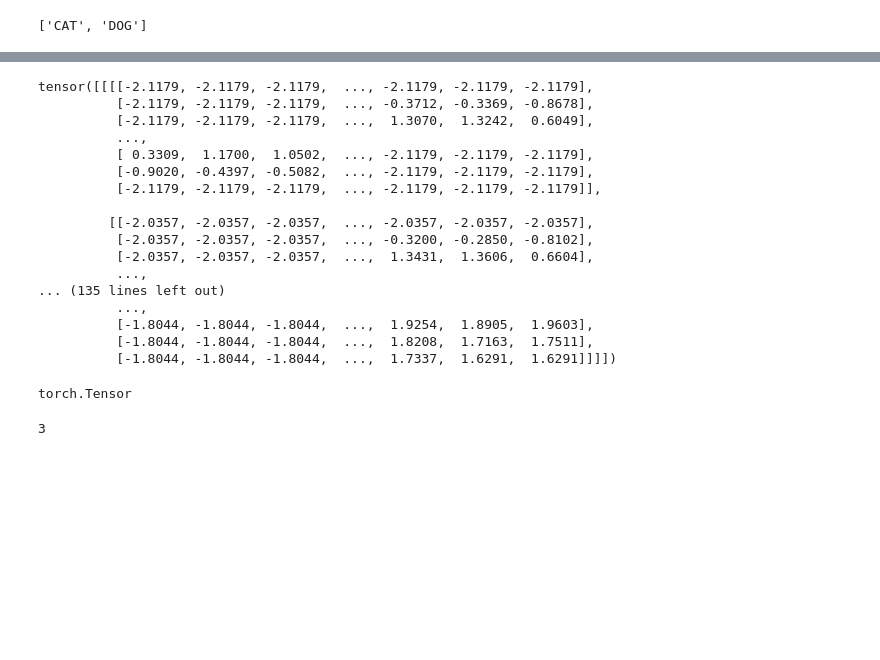
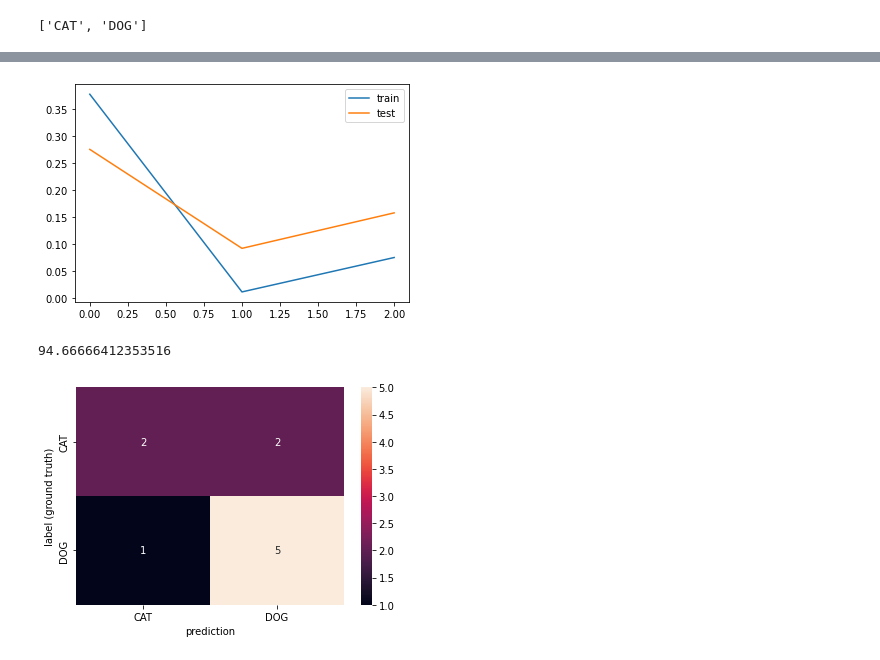
Before and after one commit to SupGilllll/PyTorch_Beginner, a Jupyter notebook: 03-CNN-Convolutional-Neural-Networks/Dog_Cat.ipynb, the cells around one changed output, grey strips where cells are left out. Cells and saved outputs as stored; diff of their text form; code cells hidden in the pictures; blank space fills up the shorter version.

```diff
--- a/03-CNN-Convolutional-Neural-Networks/Dog_Cat.ipynb
+++ b/03-CNN-Convolutional-Neural-Networks/Dog_Cat.ipynb
@@ -144,7 +142,7 @@ for i in range(epochs):
         y_pred=alex(x_train)
         loss=criterion(y_pred,y_train)
 
-        train_count+=(y_pred.argmax(dim=1)==y_train).sum
+        train_count+=(y_pred.argmax(dim=1)==y_train).sum()
         optimizer.zero_grad()
         loss.backward()
         optimizer.step()
@@ -158,11 +156,12 @@ for i in range(epochs):
                 break
             b=b+1
             x_test, y_test = x_test.cuda(), y_test.cuda()
-            y_pred=alex(x_test)
-            test_count+=(y_pred.argmax(dim=1)==y_test).sum
+            y_val=alex(x_test)
+            loss=criterion(y_val,y_test).cuda()
+            test_count+=(y_val.argmax(dim=1)==y_test).sum()
 
-    test_losses.append(criterion(y_pred,y_test))
-    test_counts.append(test_count)
+        test_losses.append(loss)
+        test_counts.append(test_count)
 
 end=time.time()
 print(f'It takes {end-start} seconds')
@@ -169,31 +181,0 @@ print(f'It takes {end-start} seconds')
-# %%
-for images,labels in train_loader:
-    break
-images
-# %% [output]
-tensor([[[[-2.1179, -2.1179, -2.1179,  ..., -2.1179, -2.1179, -2.1179],
-          [-2.1179, -2.1179, -2.1179,  ..., -0.3712, -0.3369, -0.8678],
-          [-2.1179, -2.1179, -2.1179,  ...,  1.3070,  1.3242,  0.6049],
-          ...,
-          [ 0.3309,  1.1700,  1.0502,  ..., -2.1179, -2.1179, -2.1179],
-          [-0.9020, -0.4397, -0.5082,  ..., -2.1179, -2.1179, -2.1179],
-          [-2.1179, -2.1179, -2.1179,  ..., -2.1179, -2.1179, -2.1179]],
-
-         [[-2.0357, -2.0357, -2.0357,  ..., -2.0357, -2.0357, -2.0357],
-          [-2.0357, -2.0357, -2.0357,  ..., -0.3200, -0.2850, -0.8102],
-          [-2.0357, -2.0357, -2.0357,  ...,  1.3431,  1.3606,  0.6604],
-          ...,
-... (135 lines left out)
-          ...,
-          [-1.8044, -1.8044, -1.8044,  ...,  1.9254,  1.8905,  1.9603],
-          [-1.8044, -1.8044, -1.8044,  ...,  1.8208,  1.7163,  1.7511],
-          [-1.8044, -1.8044, -1.8044,  ...,  1.7337,  1.6291,  1.6291]]]])
-# %%
-type(images)
-# %% [output]
-torch.Tensor
-# %%
-a=images[0]
-a.shape[0]
-# %% [output]
-3
@@ -201,0 +182,22 @@ b = torch.FloatTensor([1., 2.]).cuda()
+# %%
+plt.plot(torch.Tensor(train_losses,device='cpu'),label='train')
+plt.plot(torch.Tensor(test_losses,device='cpu'),label='test')
+plt.legend()
+plt.show()
+# %% [output]
+[figure, added]
+# %%
+accuracy=test_counts[-1]/3000*100
+accuracy.item()
+# %% [output]
+94.66666412353516
+# %%
+arr=confusion_matrix(torch.tensor(y_test,device='cpu').view(-1),
+                     torch.tensor(y_val.argmax(dim=1),device='cpu').view(-1))
+df=pd.DataFrame(arr,class_names,class_names)
+sn.heatmap(df,annot=True,fmt='d')
+plt.xlabel("prediction")
+plt.ylabel("label (ground truth)")
+plt.show();
+# %% [output]
+[figure, added]
```
Also changed, not shown: parts of 9 cells of this notebook, 1 other file.
